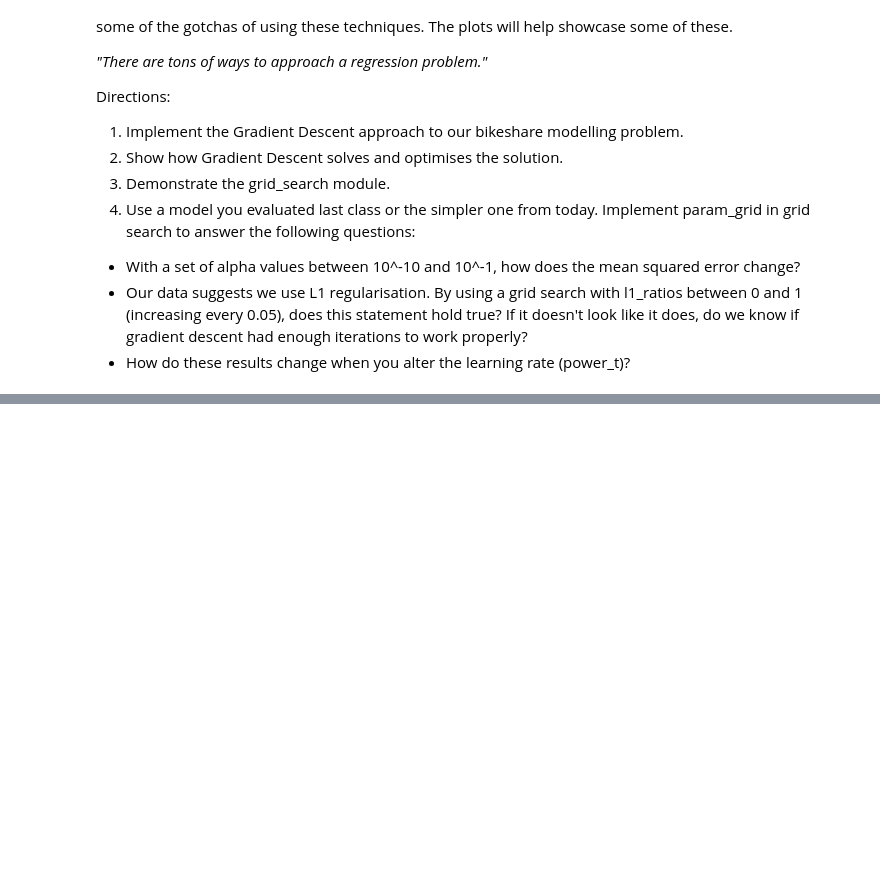
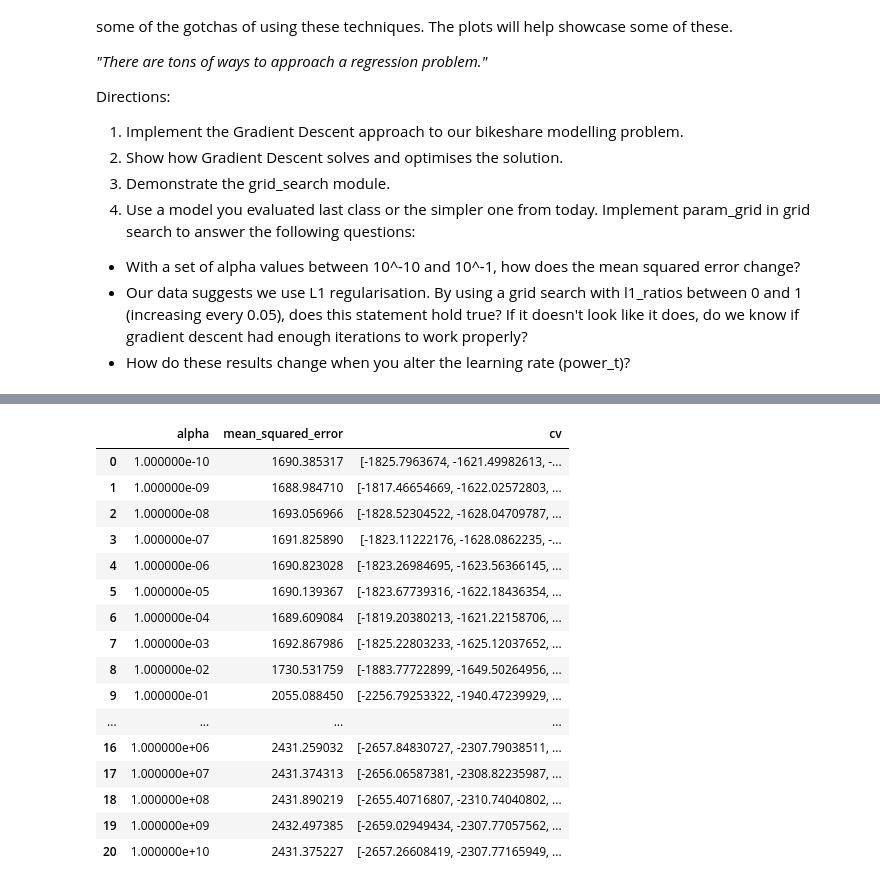
Before and after one commit to toby-p/GA_data_science_coursework, a Jupyter notebook: 06_cross_validation_regularisation_gradient_descent.ipynb, the cells around one changed output, grey strips where cells are left out. Drawn from its saved outputs; the diff is of its cells as text; code cells hidden in the pictures; blank space fills up the shorter version.

```diff
--- a/06_cross_validation_regularisation_gradient_descent.ipynb
+++ b/06_cross_validation_regularisation_gradient_descent.ipynb
@@ -331,0 +468,25 @@ print gs.grid_scores_
+# %%
+# Save all output data (alphas vs MSE) into a new dataframe
+grid = pd.DataFrame(gs.grid_scores_)
+grid.columns = ['alpha', 'mean_squared_error', 'cv']
+grid['alpha'] = grid['alpha'].apply(lambda x: x['alpha'])  # currently contains a dict, e.g. {u'alpha': 1e-10}
+grid['mean_squared_error'] = grid['mean_squared_error'].apply(lambda x: -x)  # currently negative, e.g. -1688.707934
+grid
+# %% [output]
+|  | alpha | mean_squared_error | cv |
+| 0 | 1.000000e-10 | 1690.385317 | [-1825.7963674, -1621.49982613, -... |
+| 1 | 1.000000e-09 | 1688.984710 | [-1817.46654669, -1622.02572803, ... |
+| 2 | 1.000000e-08 | 1693.056966 | [-1828.52304522, -1628.04709787, ... |
+| 3 | 1.000000e-07 | 1691.825890 | [-1823.11222176, -1628.0862235, -... |
+| 4 | 1.000000e-06 | 1690.823028 | [-1823.26984695, -1623.56366145, ... |
+| 5 | 1.000000e-05 | 1690.139367 | [-1823.67739316, -1622.18436354, ... |
+| 6 | 1.000000e-04 | 1689.609084 | [-1819.20380213, -1621.22158706, ... |
+| 7 | 1.000000e-03 | 1692.867986 | [-1825.22803233, -1625.12037652, ... |
+| 8 | 1.000000e-02 | 1730.531759 | [-1883.77722899, -1649.50264956, ... |
+| 9 | 1.000000e-01 | 2055.088450 | [-2256.79253322, -1940.47239929, ... |
+| ... | ... | ... | ... |
+| 16 | 1.000000e+06 | 2431.259032 | [-2657.84830727, -2307.79038511, ... |
+| 17 | 1.000000e+07 | 2431.374313 | [-2656.06587381, -2308.82235987, ... |
+| 18 | 1.000000e+08 | 2431.890219 | [-2655.40716807, -2310.74040802, ... |
+| 19 | 1.000000e+09 | 2432.497385 | [-2659.02949434, -2307.77057562, ... |
+| 20 | 1.000000e+10 | 2431.375227 | [-2657.26608419, -2307.77165949, ... |
```
Also changed, not shown: parts of 19 cells of this notebook.
